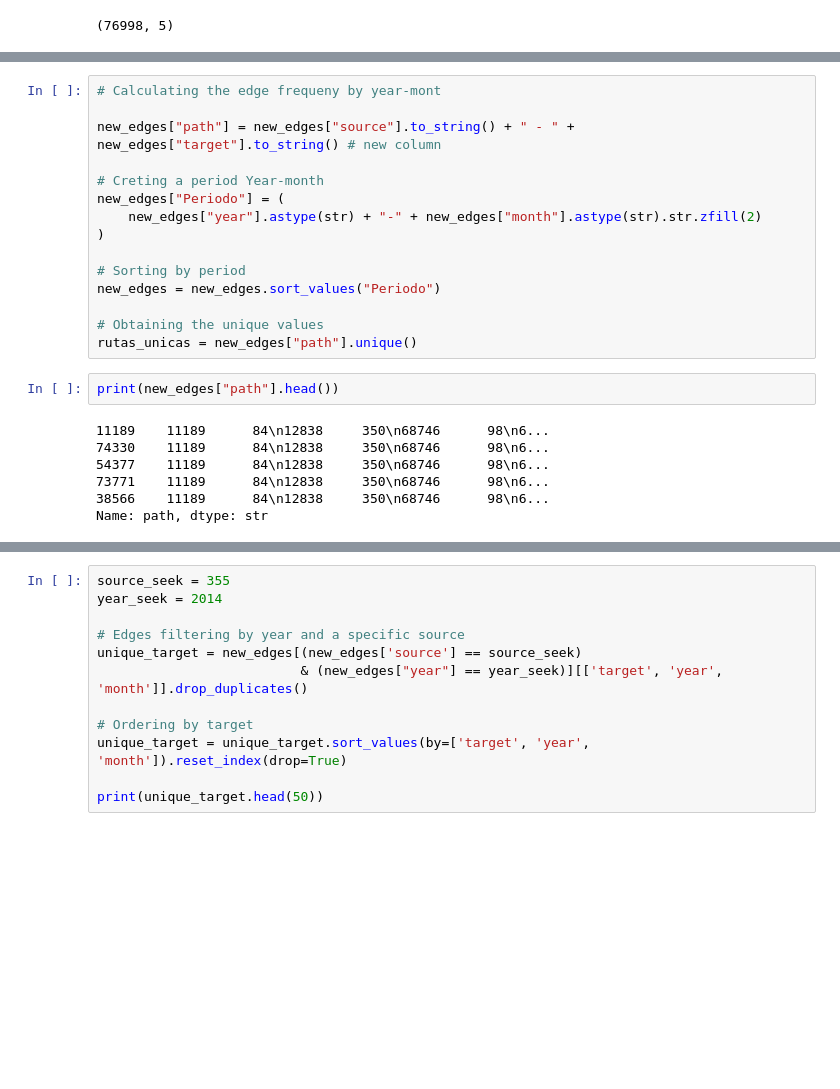
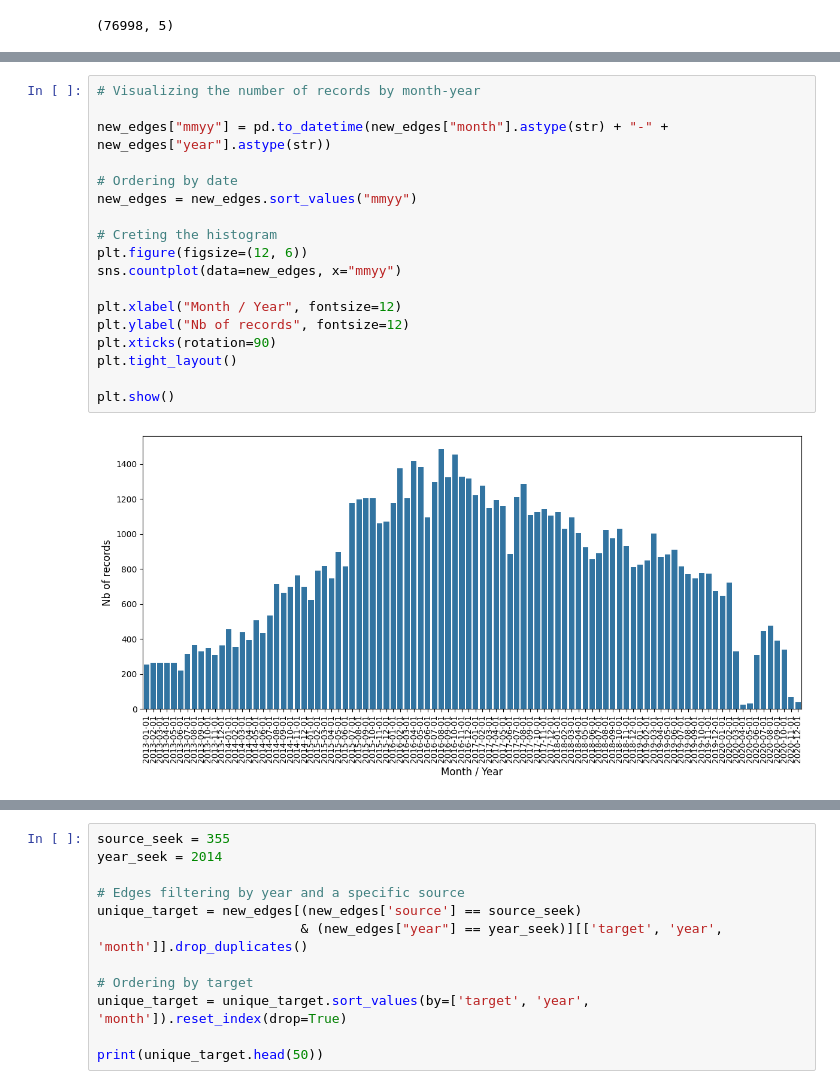
Before and after one commit to huvaso/RecSys_PoI_Embeddings, a Jupyter notebook: mel_torch.ipynb, the cells around one changed output, grey strips where cells are left out. Cells and saved outputs as stored; diff of their text form; blank space fills up the shorter version.

```diff
--- a/mel_torch.ipynb
+++ b/mel_torch.ipynb
@@ -305,24 +361,20 @@ new_edges.head()
 # %%
-# Calculating the edge frequeny by year-mont
+# Visualizing the number of records by month-year
 
-new_edges["path"] = new_edges["source"].to_string() + " - " + new_edges["target"].to_string() # new column
+new_edges["mmyy"] = pd.to_datetime(new_edges["month"].astype(str) + "-" + new_edges["year"].astype(str))
 
-# Creting a period Year-month
-new_edges["Periodo"] = (
-    new_edges["year"].astype(str) + "-" + new_edges["month"].astype(str).str.zfill(2)
-)
+# Ordering by date
+new_edges = new_edges.sort_values("mmyy")
 
-# Sorting by period
-new_edges = new_edges.sort_values("Periodo")
+# Creting the histogram
+plt.figure(figsize=(12, 6))
+sns.countplot(data=new_edges, x="mmyy")
 
-# Obtaining the unique values
-rutas_unicas = new_edges["path"].unique()
+plt.xlabel("Month / Year", fontsize=12)
+plt.ylabel("Nb of records", fontsize=12)
+plt.xticks(rotation=90)
+plt.tight_layout()
+
+plt.show()
+# %% [output]
+[figure, added]
-# %%
-print(new_edges["path"].head())
-# %% [output]
-11189    11189      84\n12838     350\n68746      98\n6...
-74330    11189      84\n12838     350\n68746      98\n6...
-54377    11189      84\n12838     350\n68746      98\n6...
-73771    11189      84\n12838     350\n68746      98\n6...
-38566    11189      84\n12838     350\n68746      98\n6...
-Name: path, dtype: str
```
Also changed, not shown: parts of 20 cells of this notebook.
